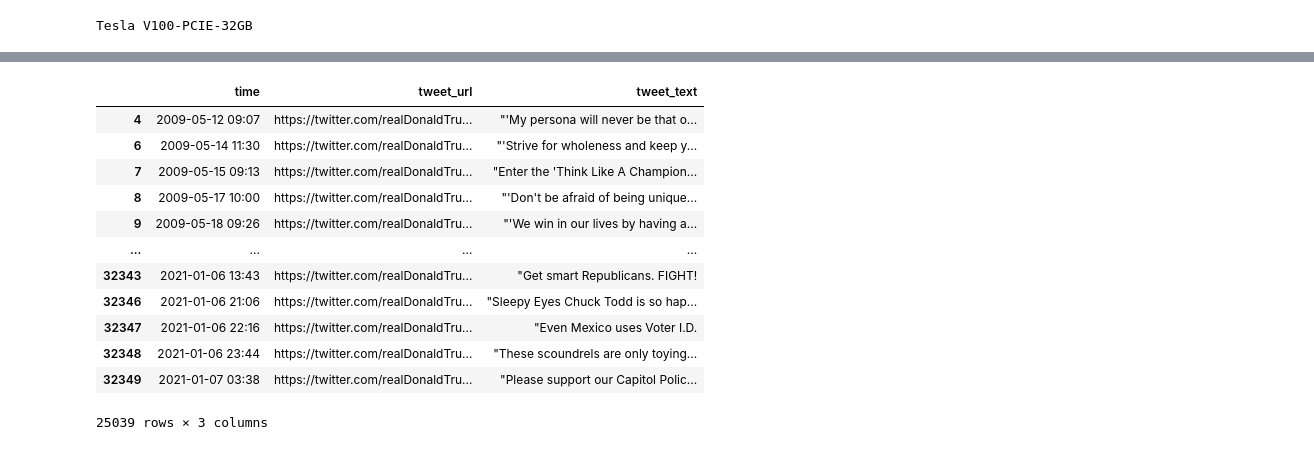
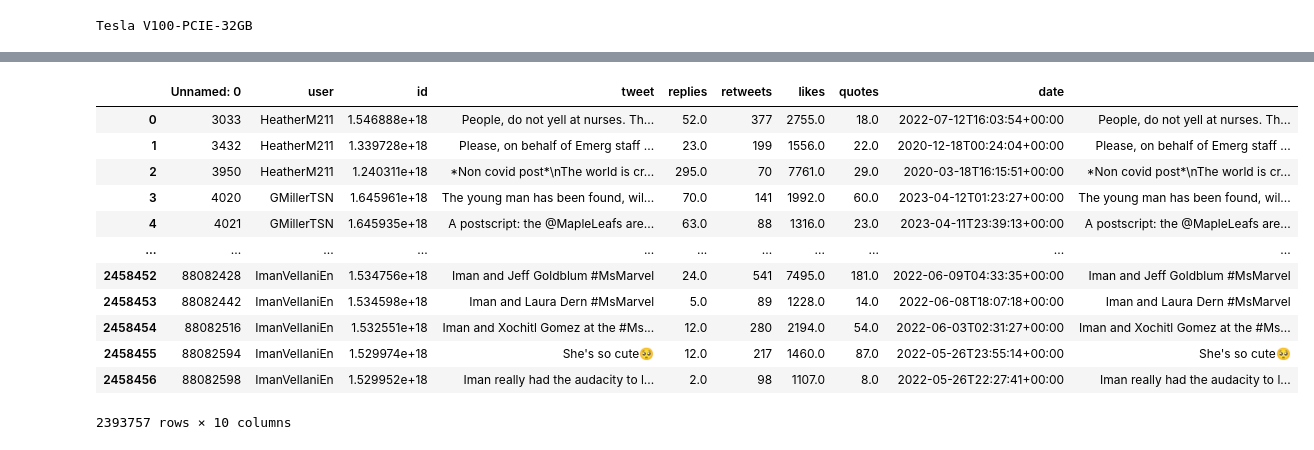
Before and after one commit to TageZ/mean-tweet-generator, a Jupyter notebook: generator.ipynb, the cells around one changed output, grey strips where cells are left out. Drawn from its saved outputs; the diff is of its cells as text; code cells hidden in the pictures.

```diff
--- a/generator.ipynb
+++ b/generator.ipynb
@@ -80,44 +137,21 @@ mean_tweets
-# %%
-#
-# Clean the data before prompt engineering
-#
-
-text_to_filter = ["Donald Trump", "@realDonaldTrump", "Apprentice", "RT"]
-def filter_ad_tweets(text):
-    for filt in text_to_filter:
-        if filt in text:
-            return False
-
-    return True
-
-# Remove the beginning and ending quotations
-mean_tweets["tweet_text"] = mean_tweets["tweet_text"].str.strip('"')
-
-# Filter tweets that probably aren't mean
-mean_tweets = mean_tweets[mean_tweets["tweet_text"].apply(filter_ad_tweets)]
-
-# Replace "‚Äô" with "'"- weird data parsing issue
-mean_tweets["tweet_text"] = mean_tweets["tweet_text"].str.replace("‚Äô", "'", case=True, regex=False)
-
-# Remove links from tweet text
-mean_tweets["tweet_text"] = mean_tweets["tweet_text"].str.replace(r"http\S+|www\S+", "", case=True, regex=True)
-
-# Remove rows with empty tweet text
-mean_tweets = mean_tweets[mean_tweets["tweet_text"].str.strip().astype(bool)]
-
-# mean_tweets.dropna()
-mean_tweets
-# %% [output]
-|  | time | tweet_url | tweet_text |
-| 4 | 2009-05-12 09:07 | https://twitter.com/realDonaldTru... | "'My persona will never be that o... |
-| 6 | 2009-05-14 11:30 | https://twitter.com/realDonaldTru... | "'Strive for wholeness and keep y... |
-| 7 | 2009-05-15 09:13 | https://twitter.com/realDonaldTru... | "Enter the 'Think Like A Champion... |
-| 8 | 2009-05-17 10:00 | https://twitter.com/realDonaldTru... | "'Don't be afraid of being unique... |
-| 9 | 2009-05-18 09:26 | https://twitter.com/realDonaldTru... | "'We win in our lives by having a... |
-| ... | ... | ... | ... |
-| 32343 | 2021-01-06 13:43 | https://twitter.com/realDonaldTru... | "Get smart Republicans. FIGHT! |
-| 32346 | 2021-01-06 21:06 | https://twitter.com/realDonaldTru... | "Sleepy Eyes Chuck Todd is so hap... |
-| 32347 | 2021-01-06 22:16 | https://twitter.com/realDonaldTru... | "Even Mexico uses Voter I.D. |
-| 32348 | 2021-01-06 23:44 | https://twitter.com/realDonaldTru... | "These scoundrels are only toying... |
-| 32349 | 2021-01-07 03:38 | https://twitter.com/realDonaldTru... | "Please support our Capitol Polic... |
-25039 rows × 3 columns
+# %%
+test_df = df_1000
+
+test_df["tweet"] = df_1000["tweet"].str.replace(r"http\S+|www\S+", "", case=True, regex=True)
+test_df = test_df[test_df["tweet"].str.strip().astype(bool)]
+
+test_df
+# %% [output]
+|  | Unnamed: 0 | user | id | tweet | replies | retweets | likes | quotes | date |  |
+| 0 | 3033 | HeatherM211 | 1.546888e+18 | People, do not yell at nurses. Th... | 52.0 | 377 | 2755.0 | 18.0 | 2022-07-12T16:03:54+00:00 | People, do not yell at nurses. Th... |
+| 1 | 3432 | HeatherM211 | 1.339728e+18 | Please, on behalf of Emerg staff ... | 23.0 | 199 | 1556.0 | 22.0 | 2020-12-18T00:24:04+00:00 | Please, on behalf of Emerg staff ... |
+| 2 | 3950 | HeatherM211 | 1.240311e+18 | *Non covid post*\nThe world is cr... | 295.0 | 70 | 7761.0 | 29.0 | 2020-03-18T16:15:51+00:00 | *Non covid post*\nThe world is cr... |
+| 3 | 4020 | GMillerTSN | 1.645961e+18 | The young man has been found, wil... | 70.0 | 141 | 1992.0 | 60.0 | 2023-04-12T01:23:27+00:00 | The young man has been found, wil... |
+| 4 | 4021 | GMillerTSN | 1.645935e+18 | A postscript: the @MapleLeafs are... | 63.0 | 88 | 1316.0 | 23.0 | 2023-04-11T23:39:13+00:00 | A postscript: the @MapleLeafs are... |
+| ... | ... | ... | ... | ... | ... | ... | ... | ... | ... | ... |
+| 2458452 | 88082428 | ImanVellaniEn | 1.534756e+18 | Iman and Jeff Goldblum #MsMarvel | 24.0 | 541 | 7495.0 | 181.0 | 2022-06-09T04:33:35+00:00 | Iman and Jeff Goldblum #MsMarvel |
+| 2458453 | 88082442 | ImanVellaniEn | 1.534598e+18 | Iman and Laura Dern #MsMarvel | 5.0 | 89 | 1228.0 | 14.0 | 2022-06-08T18:07:18+00:00 | Iman and Laura Dern #MsMarvel |
+| 2458454 | 88082516 | ImanVellaniEn | 1.532551e+18 | Iman and Xochitl Gomez at the #Ms... | 12.0 | 280 | 2194.0 | 54.0 | 2022-06-03T02:31:27+00:00 | Iman and Xochitl Gomez at the #Ms... |
+| 2458455 | 88082594 | ImanVellaniEn | 1.529974e+18 | She's so cute🥺 | 12.0 | 217 | 1460.0 | 87.0 | 2022-05-26T23:55:14+00:00 | She's so cute🥺 |
+| 2458456 | 88082598 | ImanVellaniEn | 1.529952e+18 | Iman really had the audacity to l... | 2.0 | 98 | 1107.0 | 8.0 | 2022-05-26T22:27:41+00:00 | Iman really had the audacity to l... |
+2393757 rows × 10 columns
```
Also changed, not shown: parts of 9 cells of this notebook, 4 other files.
